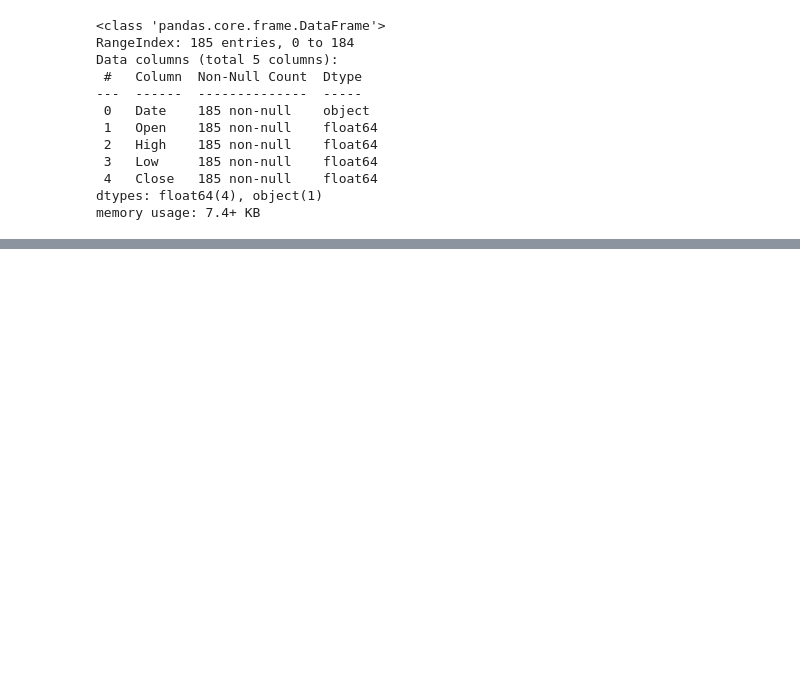
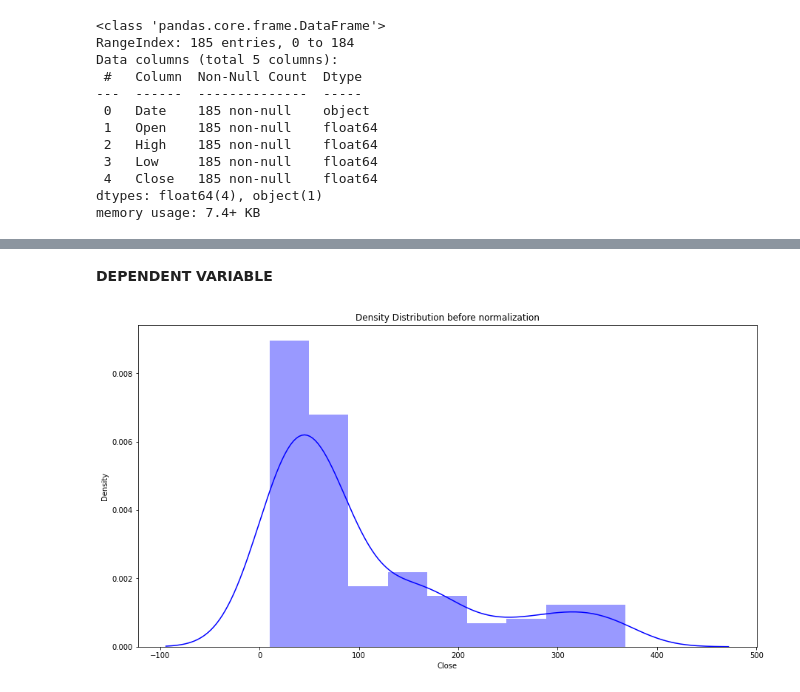
Before and after one commit to nehaa54/StockClosingPricePred, a Jupyter notebook: YesBankStockClosingPrediction.ipynb, the cells around one changed output, grey strips where cells are left out. Saved outputs shown, nothing was run; the diff lists cells and outputs as text; code cells hidden in the pictures; blank space fills up the shorter version.

```diff
--- a/YesBankStockClosingPrediction.ipynb
+++ b/YesBankStockClosingPrediction.ipynb
@@ -73,0 +126,9 @@ Text(0, 0.5, 'Close')
+# %% [markdown]
+**DEPENDENT VARIABLE**
+# %%
+plt.figure(figsize=(15,8))
+plt.title('Density Distribution before normalization')
+sns.distplot(dataset['Close'],color='blue')
+plt.show()
+# %% [output]
+[figure, added]
```
Also changed, not shown: parts of 22 cells of this notebook.
